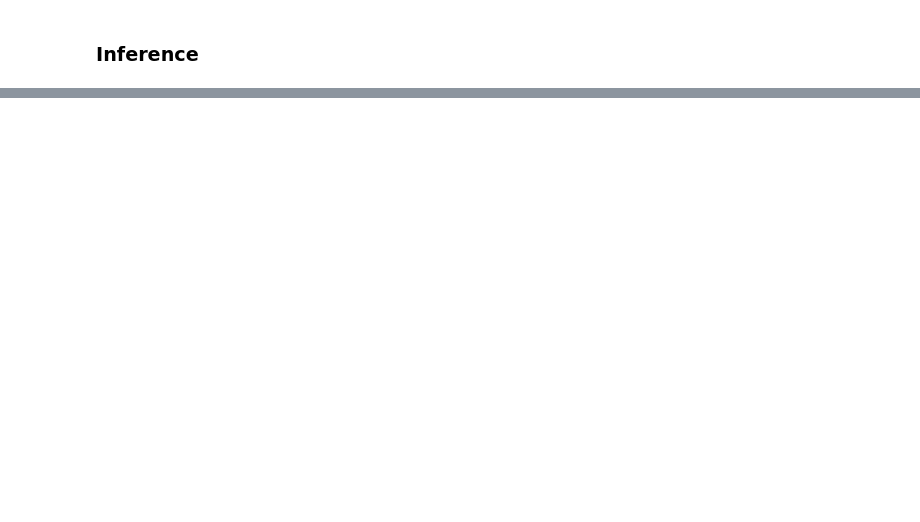
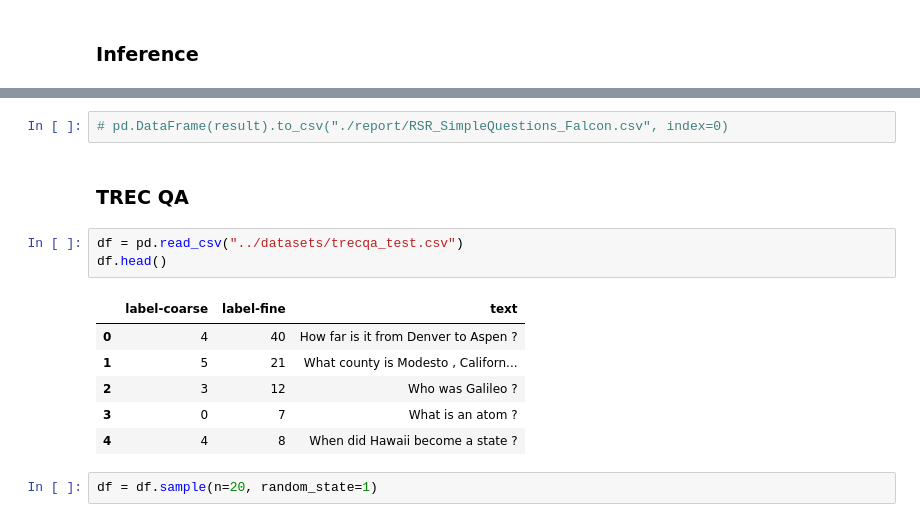
Before and after one commit to UIC-InDeXLab/RSR, a Jupyter notebook: llm/cpu_impl/profile.ipynb, the cells around one changed output, grey strips where cells are left out. Saved outputs shown, nothing was run; the diff lists cells and outputs as text; blank space fills up the shorter version.

```diff
--- a/llm/cpu_impl/profile.ipynb
+++ b/llm/cpu_impl/profile.ipynb
@@ -102,0 +149,16 @@ pd.DataFrame(result).to_csv("result_Naive_optimized.csv", index=0)
+# %%
+# pd.DataFrame(result).to_csv("./report/RSR_SimpleQuestions_Falcon.csv", index=0)
+# %% [markdown]
+### TREC QA
+# %%
+df = pd.read_csv("../datasets/trecqa_test.csv")
+df.head()
+# %% [output]
+|  | label-coarse | label-fine | text |
+| 0 | 4 | 40 | How far is it from Denver to Aspen ? |
+| 1 | 5 | 21 | What county is Modesto , Californ... |
+| 2 | 3 | 12 | Who was Galileo ? |
+| 3 | 0 | 7 | What is an atom ? |
+| 4 | 4 | 8 | When did Hawaii become a state ? |
+# %%
+df = df.sample(n=20, random_state=1)
```
Also changed, not shown: parts of 20 cells of this notebook, 29 other files.
